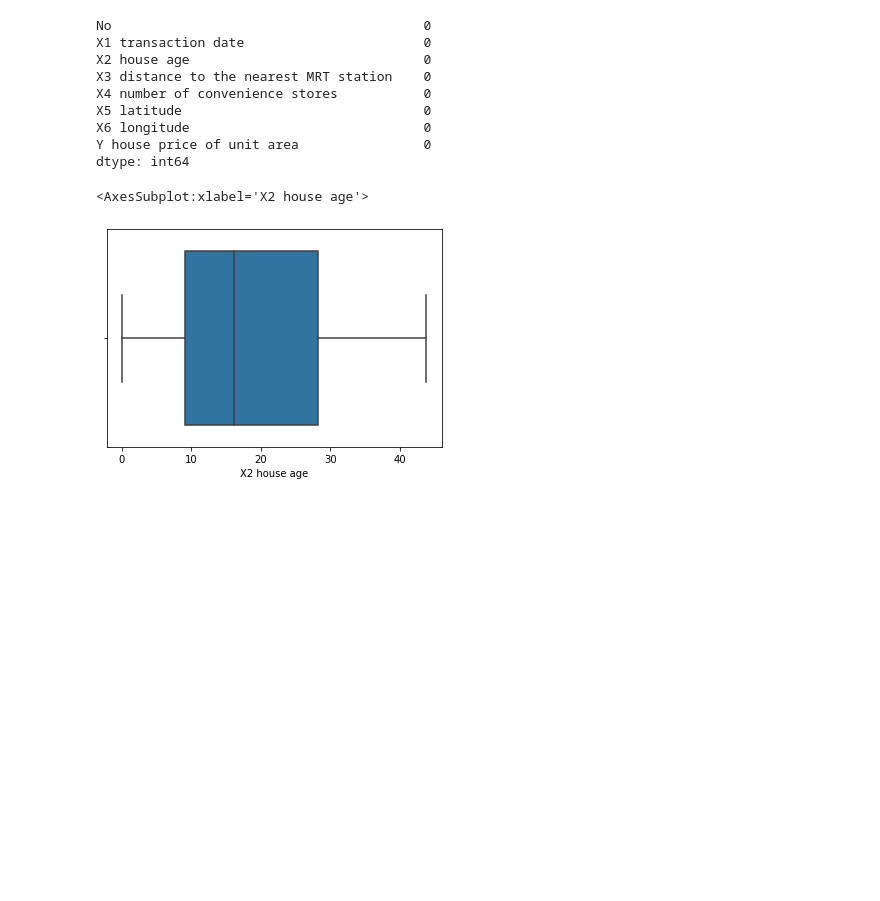
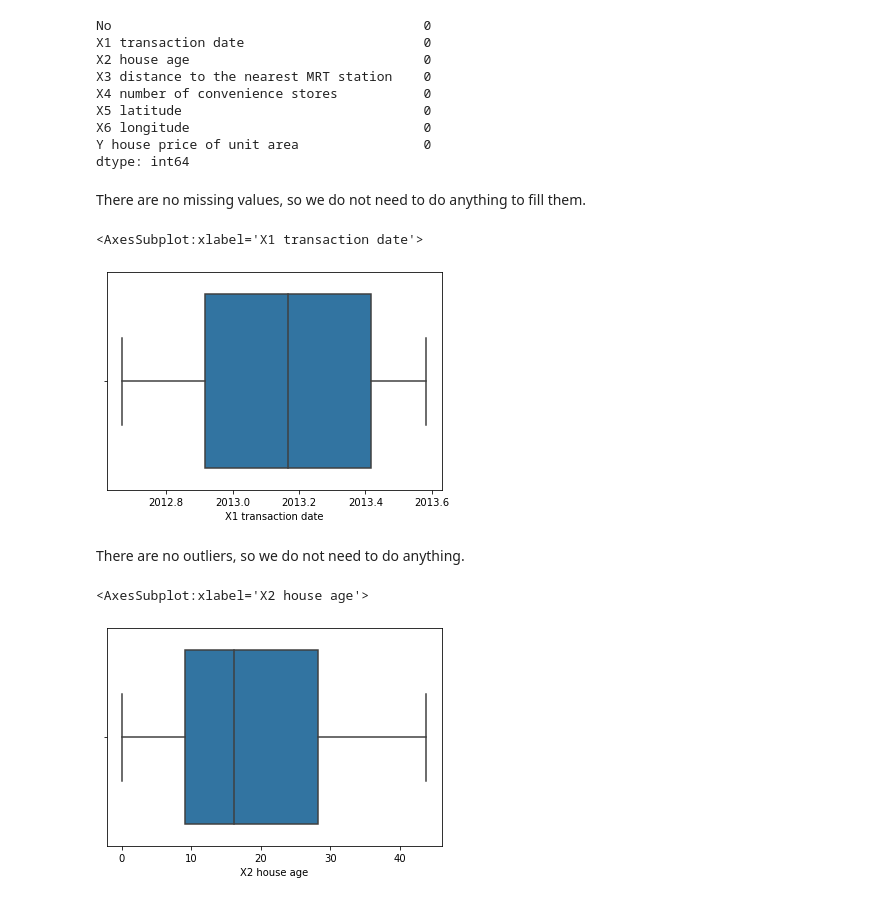
Before and after one commit to mencer456/Assignment-2-Linear-Regression, a Jupyter notebook: Assignment2.ipynb, the cells around one changed output. Drawn from its saved outputs; the diff is of its cells as text; code cells hidden in the pictures; blank space fills up the shorter version.

Commit message:
added outlier justification

```diff
--- a/Assignment2.ipynb
+++ b/Assignment2.ipynb
@@ -68,6 +68,15 @@ X5 latitude                               0
 X6 longitude                              0
 Y house price of unit area                0
 dtype: int64
+# %% [markdown]
+There are no missing values, so we do not need to do anything to fill them.
+# %%
+sns.boxplot(x='X1 transaction date',data=df)
+# %% [output]
+<AxesSubplot:xlabel='X1 transaction date'>
+[figure, added]
+# %% [markdown]
+There are no outliers, so we do not need to do anything.
 # %%
 sns.boxplot(x='X2 house age',data=df)
 # %% [output]
```
Also changed, not shown: parts of 20 cells of this notebook.
